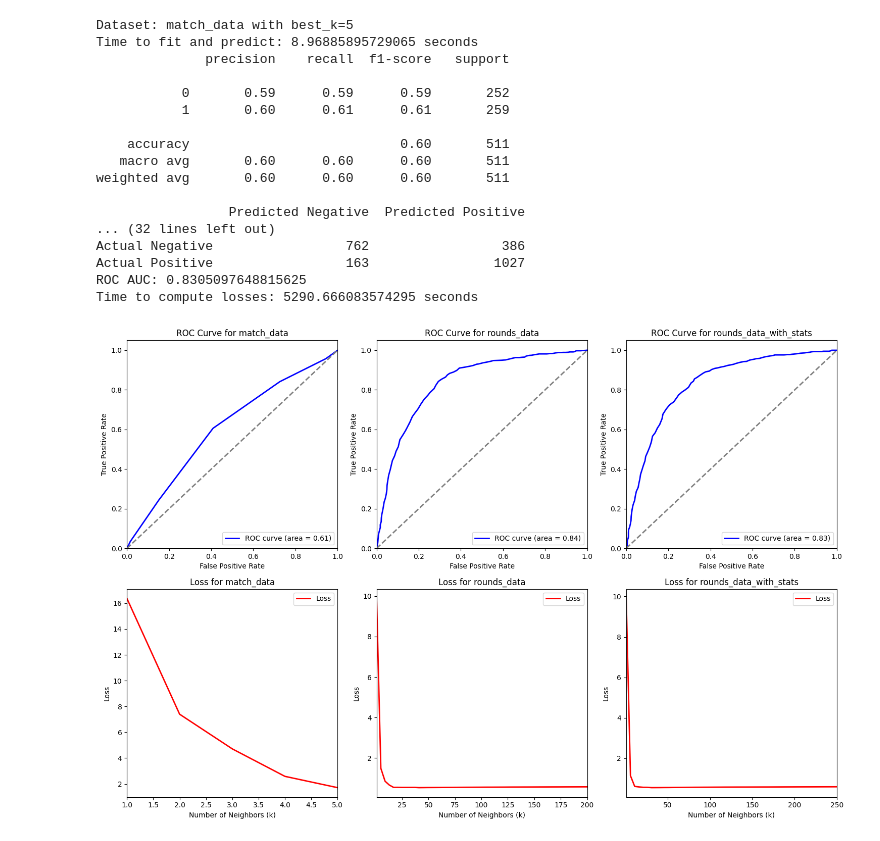
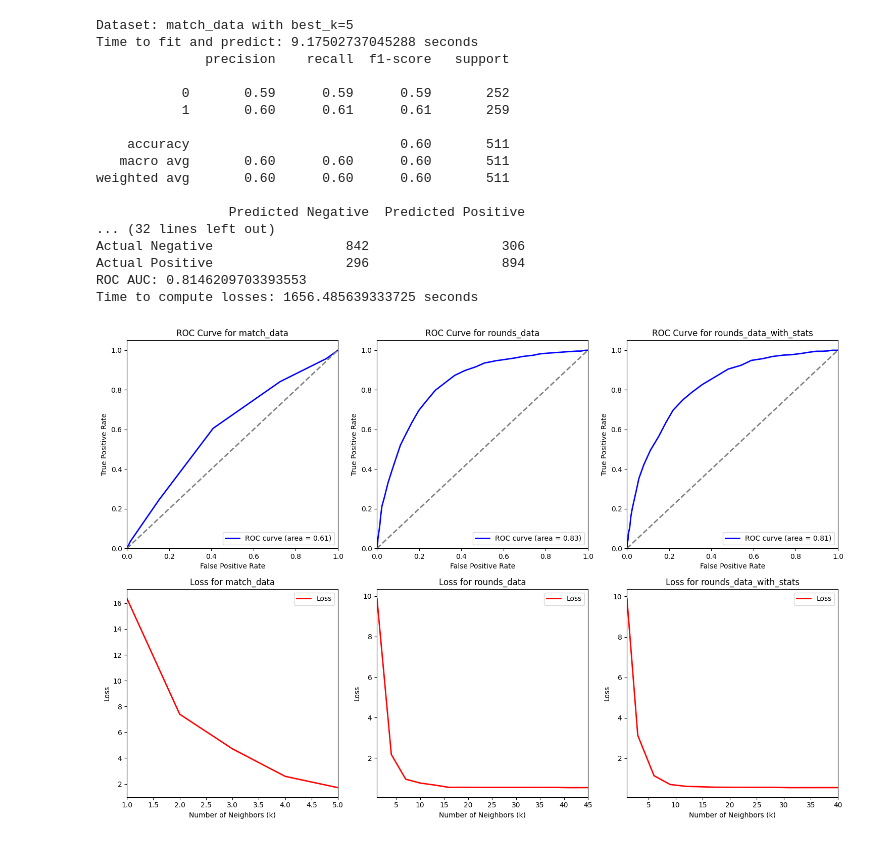
Before and after one commit to FCosmin27/cs2-predictive-models, a Jupyter notebook: models/knn.ipynb, the cells around one changed output. Saved outputs shown, nothing was run; the diff lists cells and outputs as text; code cells hidden in the pictures.

```diff
--- a/models/knn.ipynb
+++ b/models/knn.ipynb
@@ -43,14 +43,14 @@ df2 = df2.drop(columns=[f'player_{i}_{suffix}' for i in range(1, 11) for suffix
 X2 = df2.drop(['round_winner'], axis=1)
 y2 = df2['round_winner']
 ds2_name = "rounds_data"
-best_k2 = 200
+best_k2 = 45
 
 df3 = pd.read_csv('../data/cleaned_rounds_data_with_stats.csv')
 df3 = df3.drop(columns=[f'player_{i}_{suffix}' for i in range(1, 11) for suffix in ['team_name', 'name']])
 X3 = df3.drop(columns=['round_winner'])
 y3 = df3['round_winner']
 ds3_name = "rounds_data_with_stats"
-best_k3 = 250
+best_k3 = 40
 
 datasets = [(X1, y1, ds1_name, best_k1), (X2, y2, ds2_name, best_k2), (X3, y3, ds3_name, best_k3)]
 # %%
@@ -94,43 +94,43 @@ for idx, (X, y, ds_name, best_k) in enumerate(datasets):
     if idx == 0:
         k_values = range(1, best_k + 1)
     else:
-        k_values = np.linspace(1, best_k, num=50, dtype=int)
+        k_values = np.linspace(1, best_k, num=15, dtype=int)
 
     for k in k_values:
         knn = KNN(k=k)
         knn.fit(X_train, y_train)
         y_probs = np.array([knn.predict_probabilities(x) for x in X_test])
         losses.append(log_loss(y_test, y_probs))
 
     print(f"Time to compute losses: {time() - start_time} seconds")
 
     axs[1, idx].plot(k_values, losses, color='red', lw=2, label='Loss')
     axs[1, idx].set_xlim([1, best_k])
     axs[1, idx].set_xlabel('Number of Neighbors (k)')
     axs[1, idx].set_ylabel('Loss')
     axs[1, idx].set_title(f'Loss for {ds_name}')
     axs[1, idx].legend(loc='upper right')
 
 
 
 plt.tight_layout()
 plt.show()
 # %% [output]
 Dataset: match_data with best_k=5
-Time to fit and predict: 8.96885895729065 seconds
+Time to fit and predict: 9.17502737045288 seconds
               precision    recall  f1-score   support
 
            0       0.59      0.59      0.59       252
            1       0.60      0.61      0.61       259
 
     accuracy                           0.60       511
    macro avg       0.60      0.60      0.60       511
 weighted avg       0.60      0.60      0.60       511
 
                  Predicted Negative  Predicted Positive
 ... (32 lines left out)
-Actual Negative                 762                 386
-Actual Positive                 163                1027
-ROC AUC: 0.8305097648815625
-Time to compute losses: 5290.666083574295 seconds
+Actual Negative                 842                 306
+Actual Positive                 296                 894
+ROC AUC: 0.8146209703393553
+Time to compute losses: 1656.485639333725 seconds
-[figure, old version]
+[figure, new version]
```
Also changed, not shown: 1 other file.
